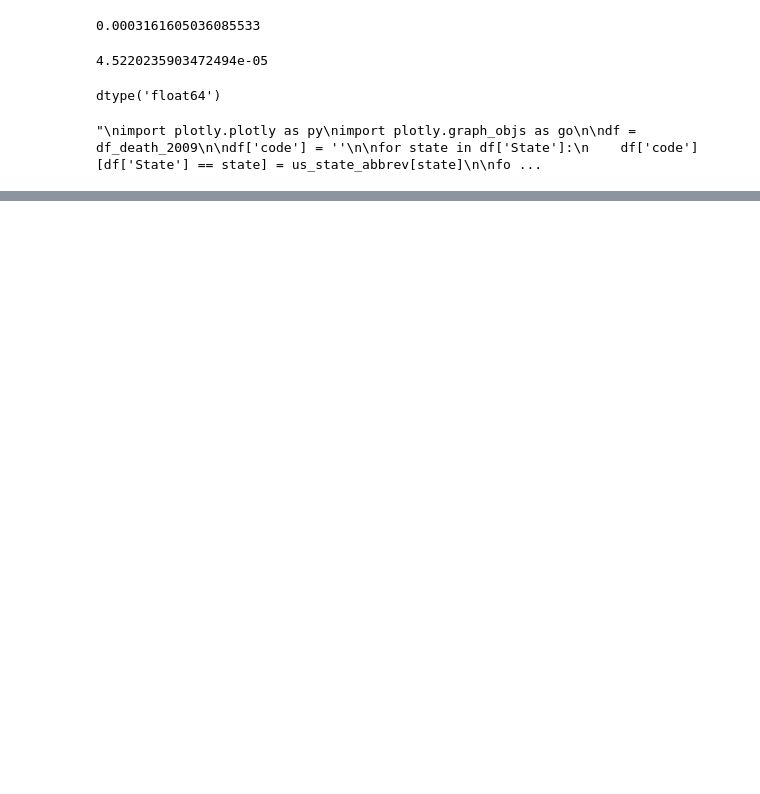
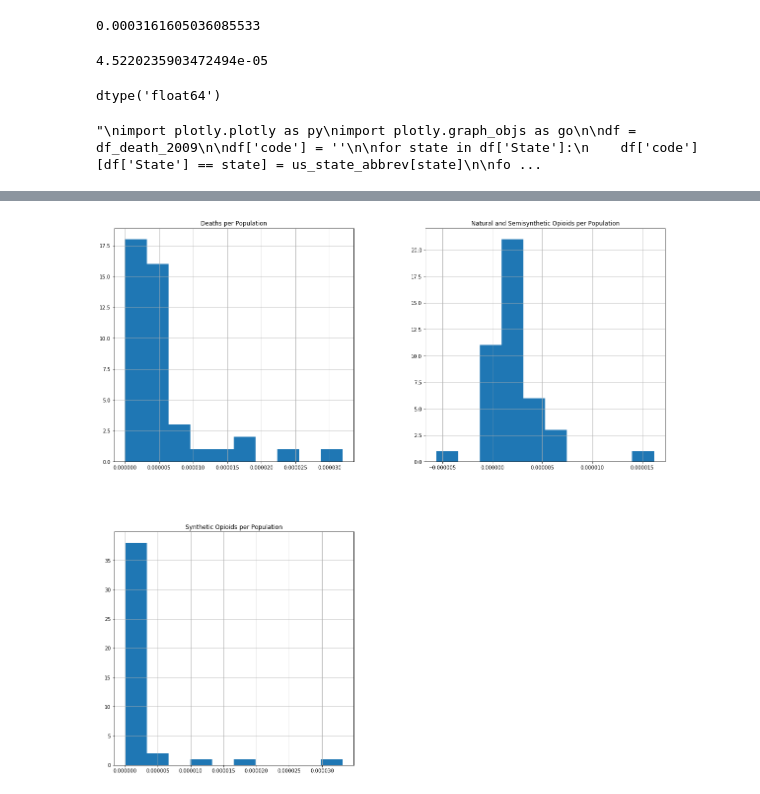
Before and after one commit to displaced-lobster/BDC2019, a Jupyter notebook: Colorado.ipynb, the cells around one changed output, grey strips where cells are left out. Cells and saved outputs as stored; diff of their text form; code cells hidden in the pictures; blank space fills up the shorter version.

Commit message:
Look at growth over time.

```diff
--- a/Colorado.ipynb
+++ b/Colorado.ipynb
@@ -576,0 +605,12 @@ df_death_2009.head()
+# %%
+import statsmodels.api as sm
+
+df_death_state = df_death[['Year', 'Natural and Semisynthetic Opioids per Population']][df_death['State'] == 'Colorado']
+
+y = df_death_state['Natural and Semisynthetic Opioids per Population']
+x1 = df_death_state['Year']
+
+x = sm.add_constant(x1)
+
+results = sm.OLS(y, x).fit()
+results.summary()
@@ -576,0 +639,26 @@ df_death_2009.head()
+# %%
+def calculate_slopes():
+    columns = ['State',
+               'Deaths per Population',
+               'Natural and Semisynthetic Opioids per Population',
+               'Synthetic Opioids per Population']
+    data = []
+
+    for state in df_death['State'].unique():
+        contents = [state]
+        df_death_state = df_death[['Year'] + columns][df_death['State'] == state]
+        for column in columns[1:]:
+            y = df_death_state[column]
+            x1 = df_death_state['Year']
+
+            x = sm.add_constant(x1)
+
+            results = sm.OLS(y, x).fit()
+            contents.append(results.params['Year'])
+
+        data.append(contents)
+
+    return pd.DataFrame(columns=columns, data=data)
+# %%
+df_growth = calculate_slopes()
+df_growth
@@ -576,0 +683,5 @@ df_death_2009.head()
+# %%
+df_growth.hist(figsize=(20, 20))
+plt.show()
+# %% [output]
+[figure, added]
```
Also changed, not shown: parts of 10 cells of this notebook.
